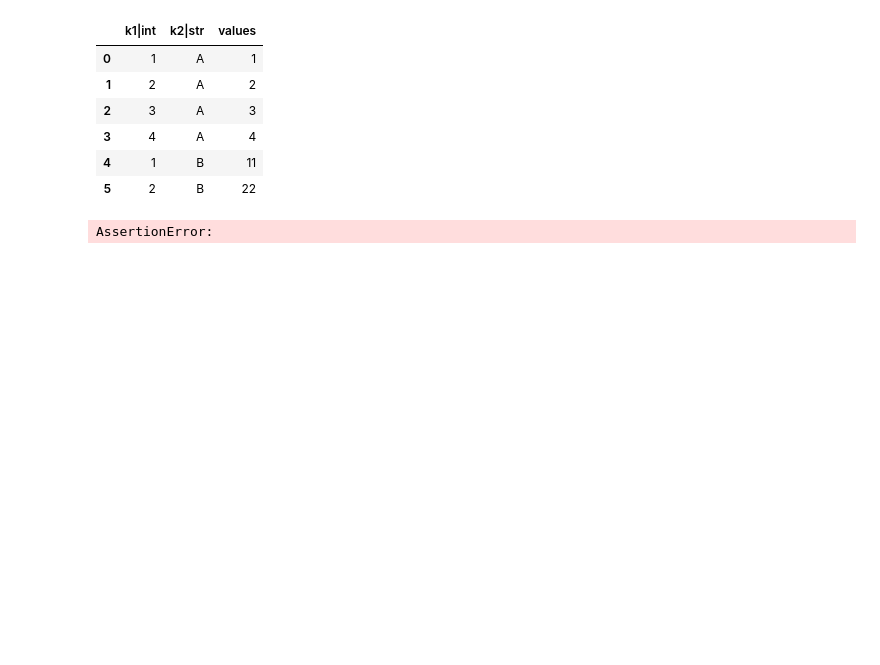
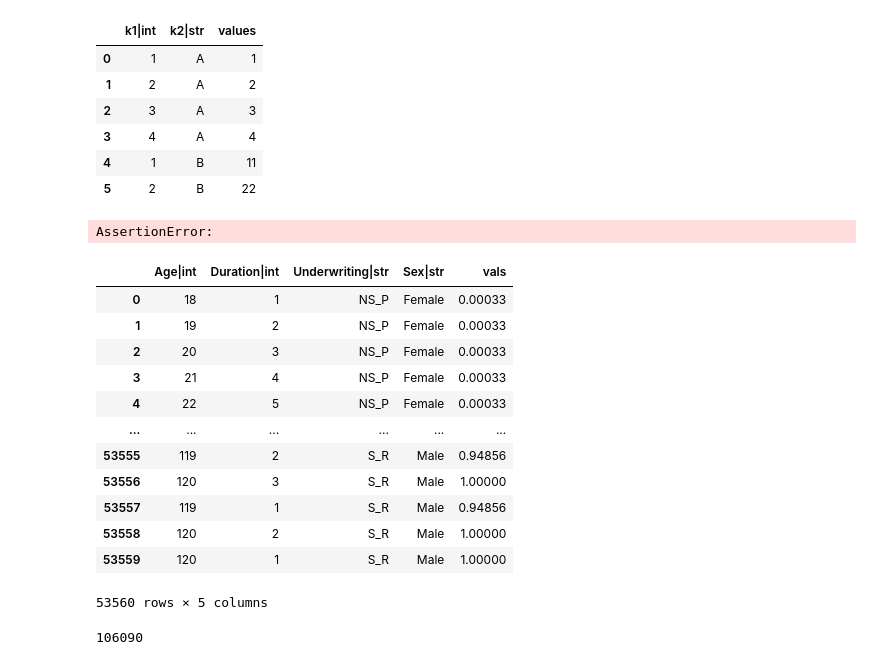
Before and after one commit to lewisfogden/heavylight, a Jupyter notebook: examples/notebook/table_documentation.ipynb, the cells around one changed output. Saved outputs shown, nothing was run; the diff lists cells and outputs as text; code cells hidden in the pictures; blank space fills up the shorter version.

Commit message:
added a non-rectangular table converter

```diff
--- a/examples/notebook/table_documentation.ipynb
+++ b/examples/notebook/table_documentation.ipynb
@@ -257,0 +260,23 @@ AssertionError:
+# %%
+csv7_src = 'example_tables/2017_loaded_CSO_mortality_rates_heavytable.csv'
+df7 = pd.read_csv(csv7_src)
+df7 = df7.drop(columns=['IssueAge|int'])
+df7
+# %% [output]
+|  | Age|int | Duration|int | Underwriting|str | Sex|str | vals |
+| 0 | 18 | 1 | NS_P | Female | 0.00033 |
+| 1 | 19 | 2 | NS_P | Female | 0.00033 |
+| 2 | 20 | 3 | NS_P | Female | 0.00033 |
+| 3 | 21 | 4 | NS_P | Female | 0.00033 |
+| 4 | 22 | 5 | NS_P | Female | 0.00033 |
+| ... | ... | ... | ... | ... | ... |
+| 53555 | 119 | 2 | S_R | Male | 0.94856 |
+| 53556 | 120 | 3 | S_R | Male | 1.00000 |
+| 53557 | 119 | 1 | S_R | Male | 0.94856 |
+| 53558 | 120 | 2 | S_R | Male | 1.00000 |
+| 53559 | 120 | 1 | S_R | Male | 1.00000 |
+53560 rows × 5 columns
+# %%
+len(df7['Age|int'].unique()) * len(df7['Duration|int'].unique()) * len(df7['Underwriting|str'].unique()) * len(df7['Sex|str'].unique())
+# %% [output]
+106090
```
Also changed, not shown: parts of 11 cells of this notebook, 1 other file.
